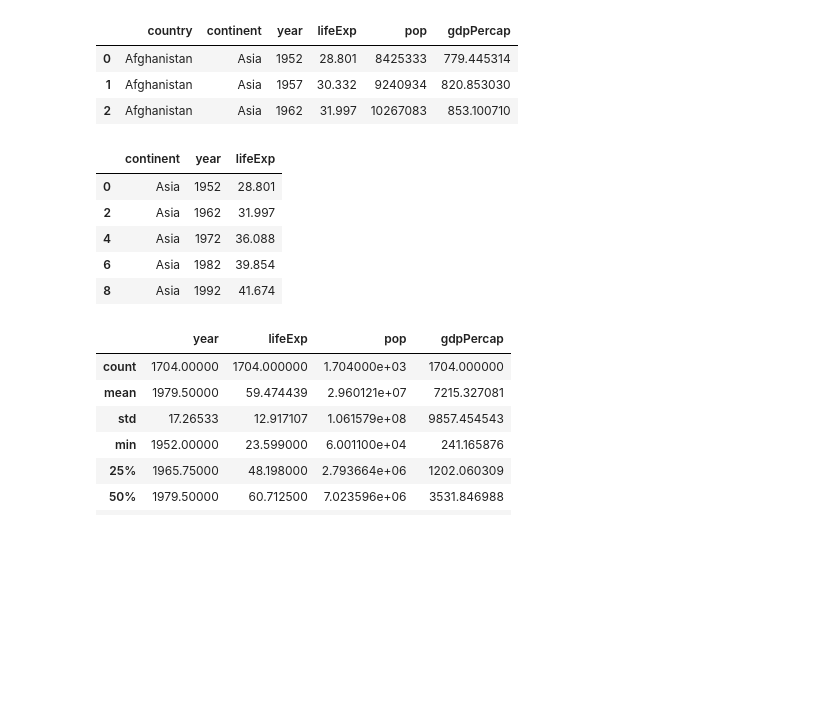
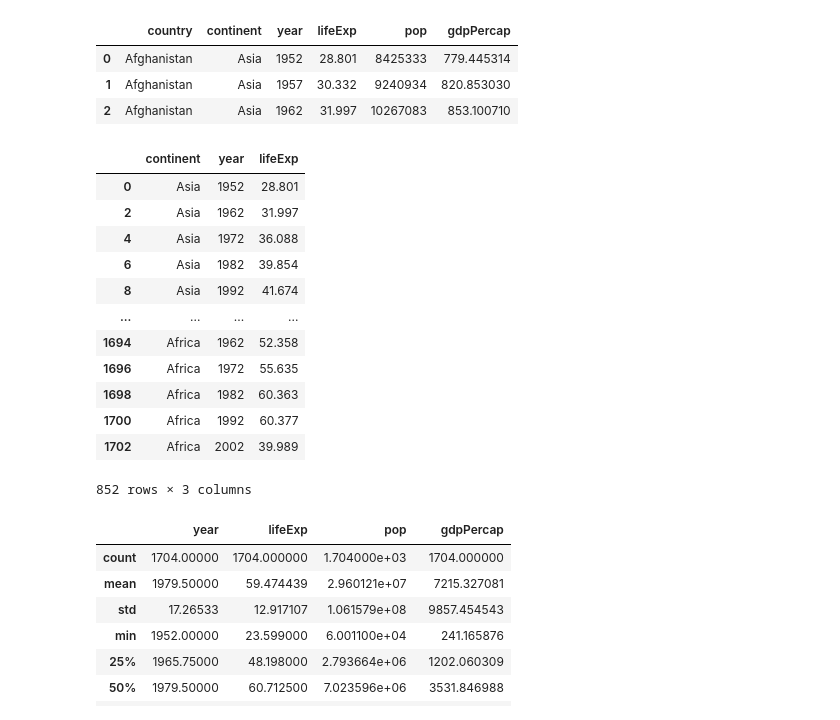
Before and after one commit to minsangggg/hipython_rep, a Jupyter notebook: Study/15.데이터프레임분석.ipynb, the cells around one changed output. Drawn from its saved outputs; the diff is of its cells as text; code cells hidden in the pictures; blank space fills up the shorter version.

```diff
--- a/Study/15.데이터프레임분석.ipynb
+++ b/Study/15.데이터프레임분석.ipynb
@@ -110,14 +110,22 @@ df.iloc[range(0,3)]
 | 2 | Afghanistan | Asia | 1962 | 31.997 | 10267083 | 853.100710 |
 # %%
 #짝수행+ 열1~3번
-df.iloc[range(0,10,2),range(1,4)]
+#df.iloc[range(0,10,2),range(1,4)]
+df.iloc[::2,range(1,4)]
 # %% [output]
 |  | continent | year | lifeExp |
 | 0 | Asia | 1952 | 28.801 |
 | 2 | Asia | 1962 | 31.997 |
 | 4 | Asia | 1972 | 36.088 |
 | 6 | Asia | 1982 | 39.854 |
 | 8 | Asia | 1992 | 41.674 |
+| ... | ... | ... | ... |
+| 1694 | Africa | 1962 | 52.358 |
+| 1696 | Africa | 1972 | 55.635 |
+| 1698 | Africa | 1982 | 60.363 |
+| 1700 | Africa | 1992 | 60.377 |
+| 1702 | Africa | 2002 | 39.989 |
+852 rows × 3 columns
 # %%
 # df의 기능들
 
```
Also changed, not shown: parts of 5 cells of this notebook, 10 other files.
